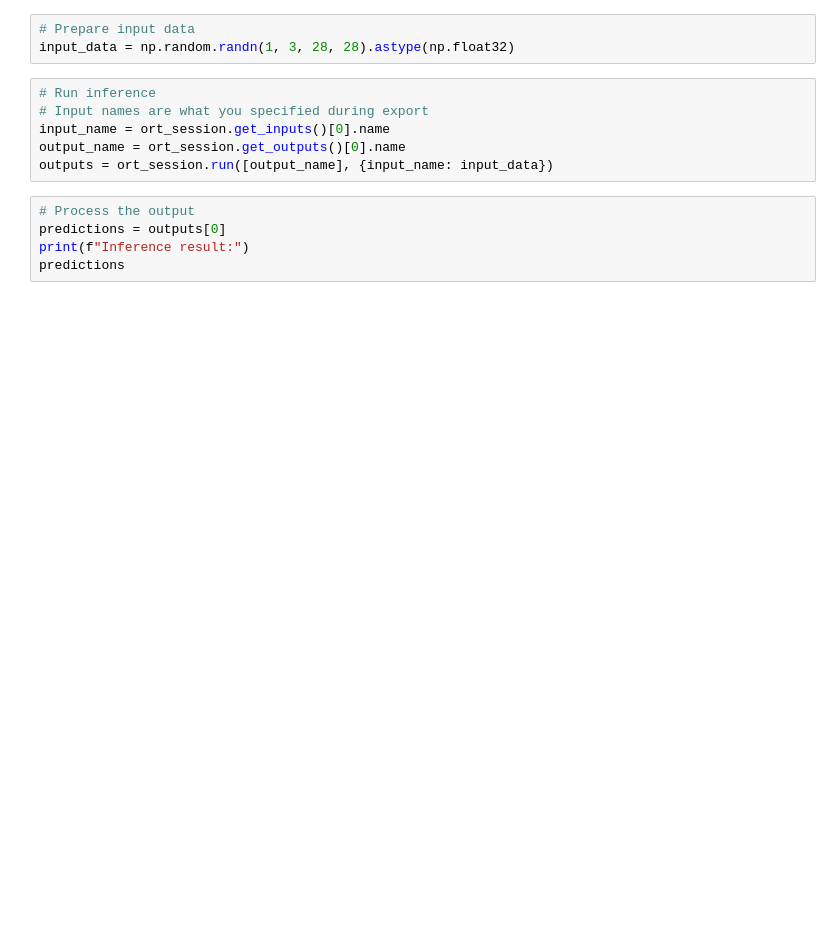
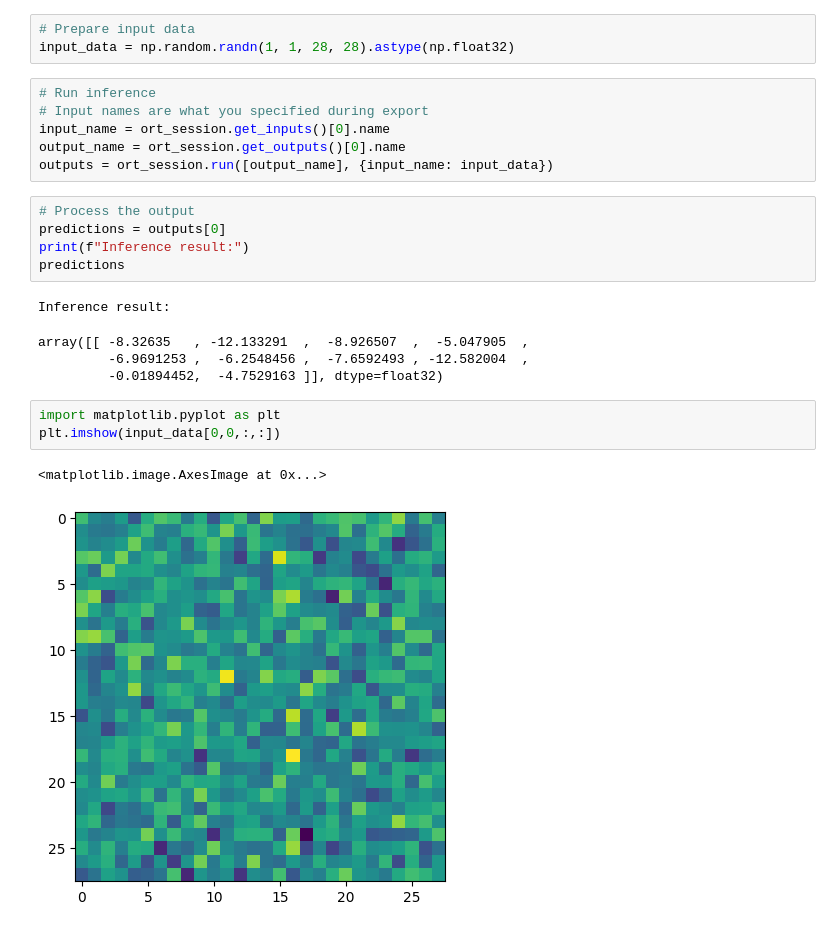
Before and after one commit to shnikita-cr/2025-NN-AI, a Jupyter notebook: lab18/lab18_run.ipynb, the cells around one changed output. Drawn from its saved outputs; the diff is of its cells as text; blank space fills up the shorter version.

```diff
--- a/lab18/lab18_run.ipynb
+++ b/lab18/lab18_run.ipynb
@@ -6,7 +7,7 @@ import numpy as np
 ort_session = ort.InferenceSession("model.onnx", providers=['CPUExecutionProvider']) # Use 'CUDAExecutionProvider' if you have a compatible GPU setup
 # %%
 # Prepare input data
-input_data = np.random.randn(1, 3, 28, 28).astype(np.float32)
+input_data = np.random.randn(1, 1, 28, 28).astype(np.float32)
 # %%
 # Run inference
 # Input names are what you specified during export
@@ -18,3 +19,14 @@ outputs = ort_session.run([output_name], {input_name: input_data})
 predictions = outputs[0]
 print(f"Inference result:")
 predictions
+# %% [output]
+Inference result:
+array([[ -8.32635   , -12.133291  ,  -8.926507  ,  -5.047905  ,
+         -6.9691253 ,  -6.2548456 ,  -7.6592493 , -12.582004  ,
+         -0.01894452,  -4.7529163 ]], dtype=float32)
+# %%
+import matplotlib.pyplot as plt
+plt.imshow(input_data[0,0,:,:])
+# %% [output]
+<matplotlib.image.AxesImage at 0x...>
+[figure, added]
```
Also changed, not shown: parts of 1 cell of this notebook, 3 other files.
